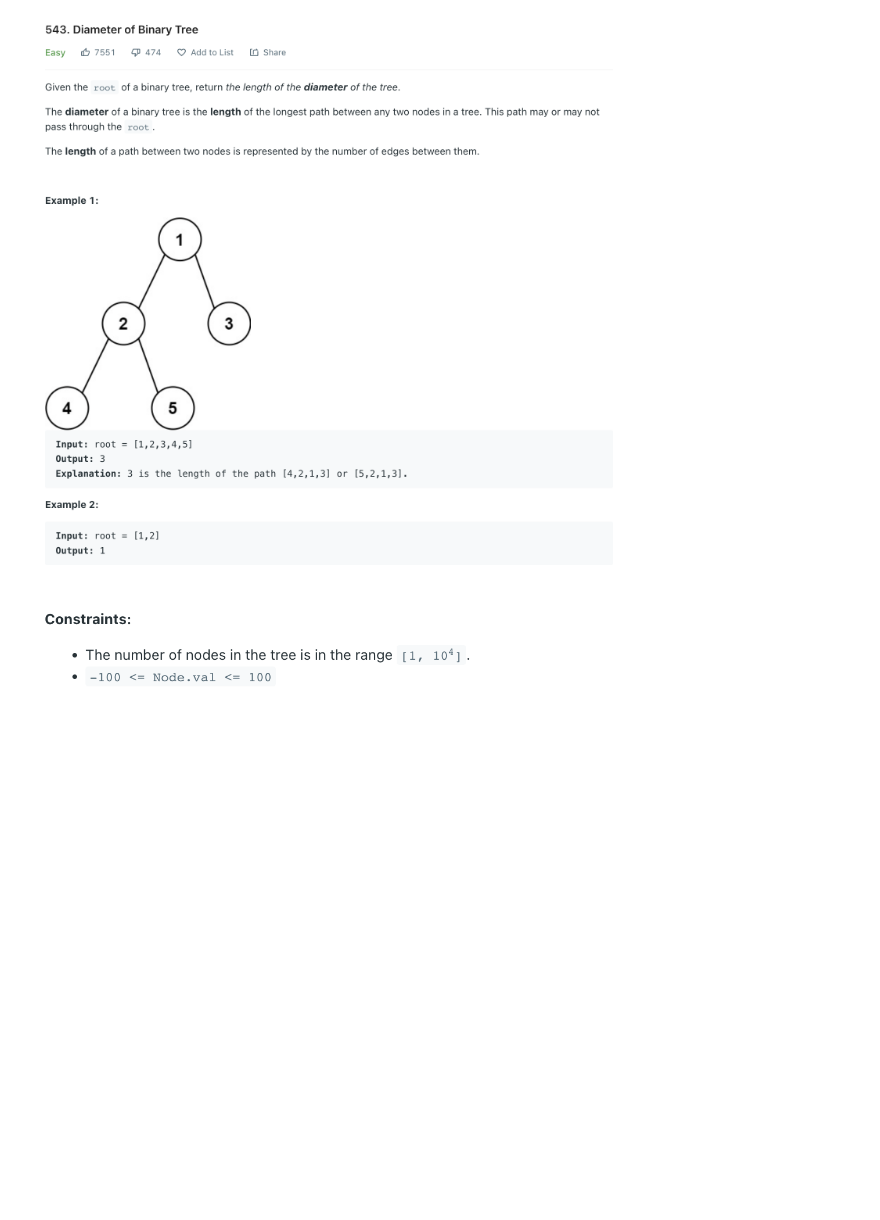
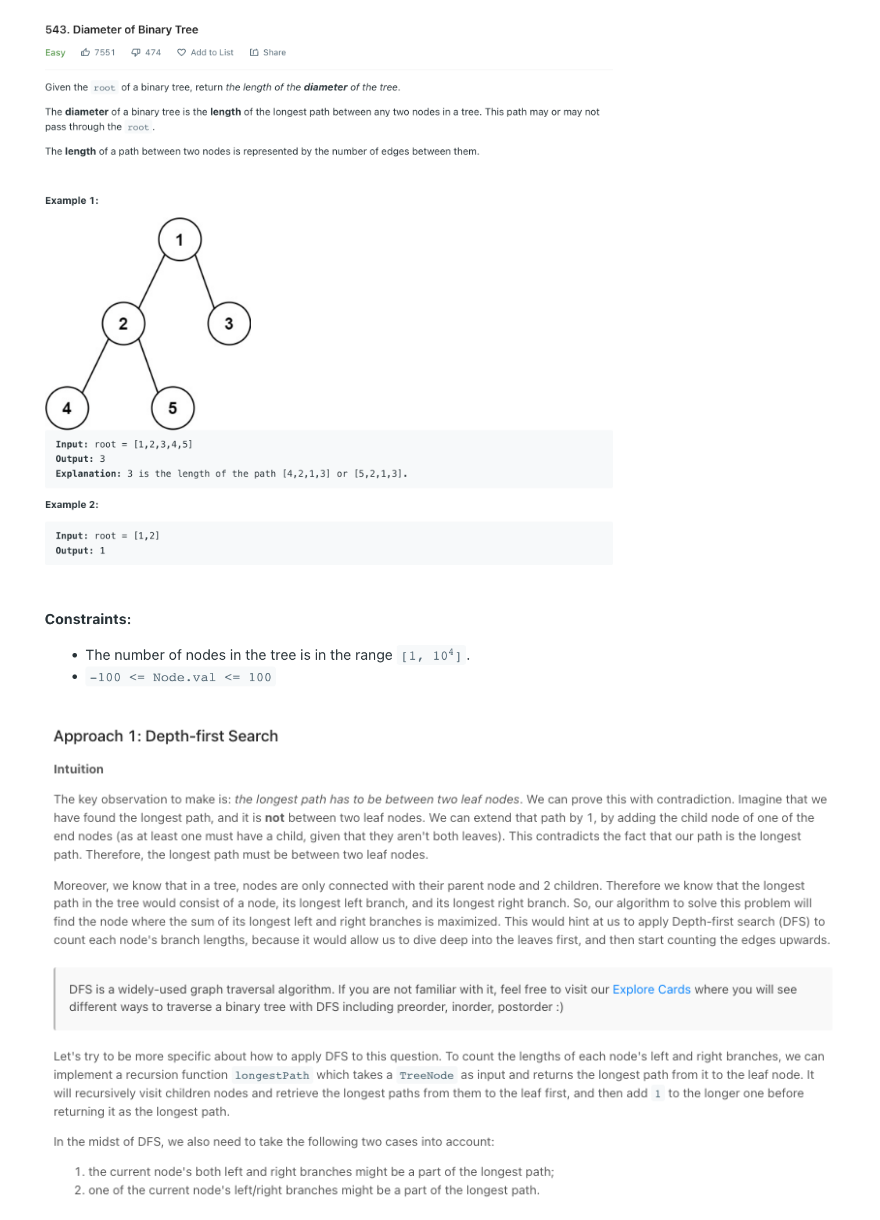
Before and after one commit to ahlag/Solved-Problems, a Jupyter notebook: LeetCode/Diameter of a Binary Tree/python/Diameter of a Binary Tree.ipynb, the cells around one changed output. Cells and saved outputs as stored; diff of their text form; code cells hidden in the pictures; blank space fills up the shorter version.

Commit message:
Added diameter of a binary tree

```diff
--- a/LeetCode/Diameter of a Binary Tree/python/Diameter of a Binary Tree.ipynb
+++ b/LeetCode/Diameter of a Binary Tree/python/Diameter of a Binary Tree.ipynb
@@ -7,3 +7,7 @@ Image("diameter_1.png",width=900,height=500)
 Image("diameter_2.png",width=900,height=500)
 # %% [output]
 [figure]
+# %%
+Image("diameter_3.png",width=900,height=500)
+# %% [output]
+[figure, added]
```
Also changed, not shown: parts of 3 cells of this notebook, 21 other files.
